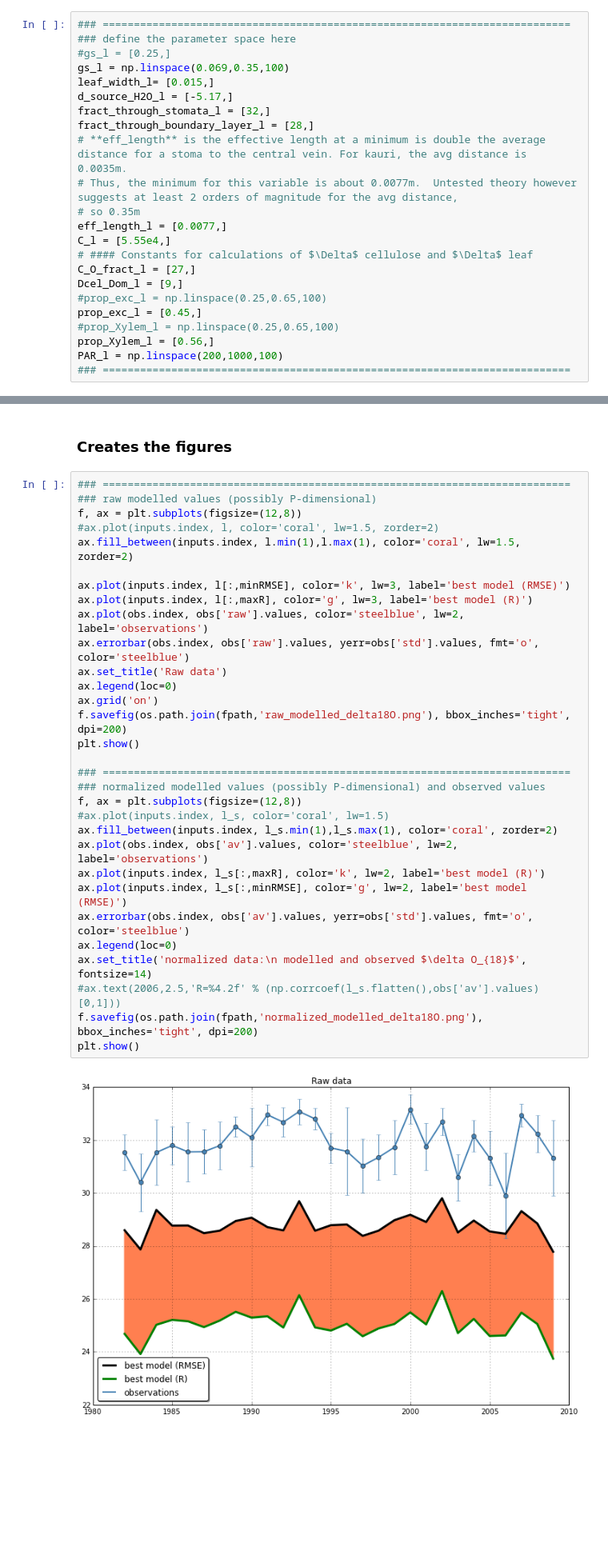
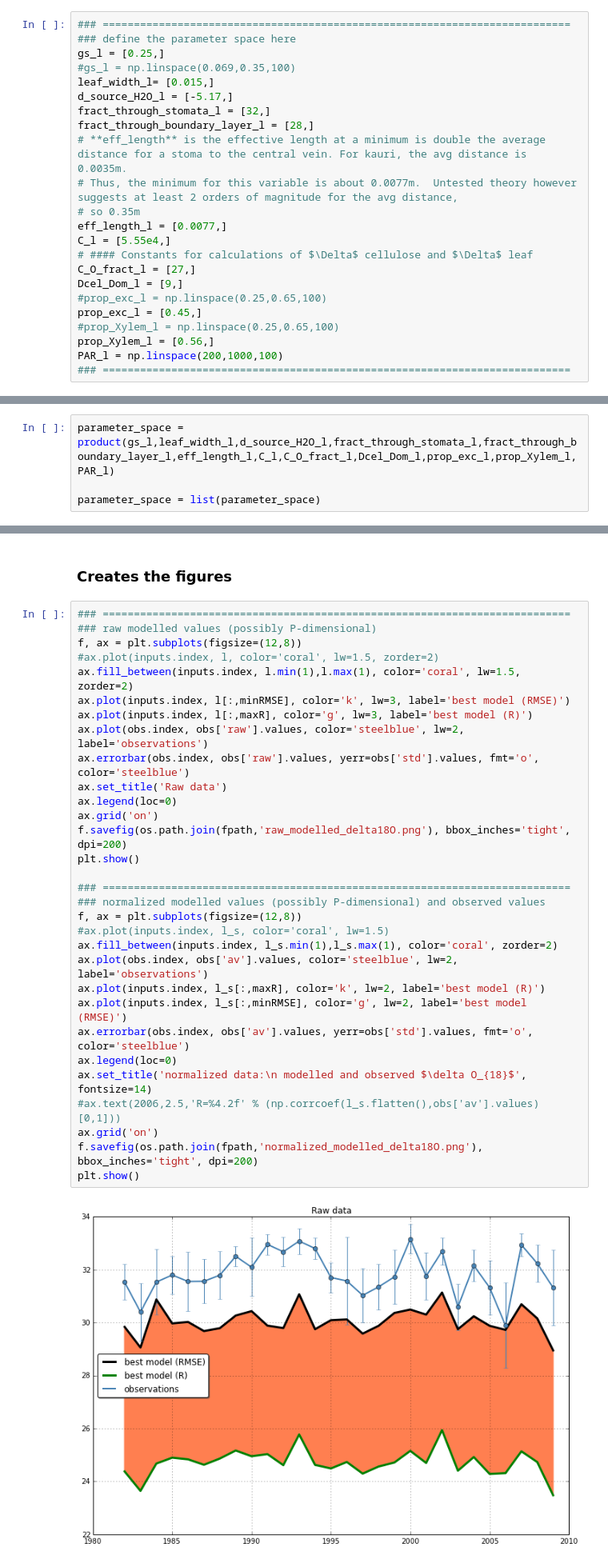
Before and after one commit to nicolasfauchereau/model_isotope, a Jupyter notebook: notebooks/forward_model_explicit.ipynb, the cells around one changed output, grey strips where cells are left out. Shown: that part at 80% size. Saved outputs shown, nothing was run; the diff lists cells and outputs as text; blank space fills up the shorter version.

Commit message:
Defines the parameter space outside the loop as a list instead of an iterator

```diff
--- a/notebooks/forward_model_explicit.ipynb
+++ b/notebooks/forward_model_explicit.ipynb
@@ -43,8 +43,8 @@ def C2K(T):
 # %%
 ### ===========================================================================
 ### define the parameter space here
-#gs_l = [0.25,]
-gs_l = np.linspace(0.069,0.35,100)
+gs_l = [0.25,]
+#gs_l = np.linspace(0.069,0.35,100)
 leaf_width_l= [0.015,]
 d_source_H2O_l = [-5.17,]
 fract_through_stomata_l = [32,]
@@ -78,3 +80,7 @@ obs['raw'] = (obs['av']*1.73) + 31.82
+# %%
+parameter_space = product(gs_l,leaf_width_l,d_source_H2O_l,fract_through_stomata_l,fract_through_boundary_layer_l,eff_length_l,C_l,C_O_fract_l,Dcel_Dom_l,prop_exc_l,prop_Xylem_l, PAR_l)
+
+parameter_space = list(parameter_space)
 # %% [markdown]
 ### Below the main loops (over inputs and over parameter space) are implemented: *Do not* modify anything here
 # %%
@@ -304,32 +315,32 @@ The error message is: ('EOF in multi-line string', (1, 0))
 ### ===========================================================================
 ### raw modelled values (possibly P-dimensional)
 f, ax = plt.subplots(figsize=(12,8))
 #ax.plot(inputs.index, l, color='coral', lw=1.5, zorder=2)
 ax.fill_between(inputs.index, l.min(1),l.max(1), color='coral', lw=1.5, zorder=2)
-
 ax.plot(inputs.index, l[:,minRMSE], color='k', lw=3, label='best model (RMSE)')
 ax.plot(inputs.index, l[:,maxR], color='g', lw=3, label='best model (R)')
 ax.plot(obs.index, obs['raw'].values, color='steelblue', lw=2, label='observations')
 ax.errorbar(obs.index, obs['raw'].values, yerr=obs['std'].values, fmt='o', color='steelblue')
 ax.set_title('Raw data')
 ax.legend(loc=0)
 ax.grid('on')
 f.savefig(os.path.join(fpath,'raw_modelled_delta18O.png'), bbox_inches='tight', dpi=200)
 plt.show()
 
 ### ===========================================================================
 ### normalized modelled values (possibly P-dimensional) and observed values
 f, ax = plt.subplots(figsize=(12,8))
 #ax.plot(inputs.index, l_s, color='coral', lw=1.5)
 ax.fill_between(inputs.index, l_s.min(1),l_s.max(1), color='coral', zorder=2)
 ax.plot(obs.index, obs['av'].values, color='steelblue', lw=2, label='observations')
 ax.plot(inputs.index, l_s[:,maxR], color='k', lw=2, label='best model (R)')
 ax.plot(inputs.index, l_s[:,minRMSE], color='g', lw=2, label='best model (RMSE)')
 ax.errorbar(obs.index, obs['av'].values, yerr=obs['std'].values, fmt='o', color='steelblue')
 ax.legend(loc=0)
 ax.set_title('normalized data:\n modelled and observed $\delta O_{18}$', fontsize=14)
 #ax.text(2006,2.5,'R=%4.2f' % (np.corrcoef(l_s.flatten(),obs['av'].values)[0,1]))
+ax.grid('on')
 f.savefig(os.path.join(fpath,'normalized_modelled_delta18O.png'), bbox_inches='tight', dpi=200)
 plt.show()
 # %% [output]
-[figure, old version]
+[figure, new version]
```
Also changed, not shown: parts of 8 cells of this notebook, 1 other file.
